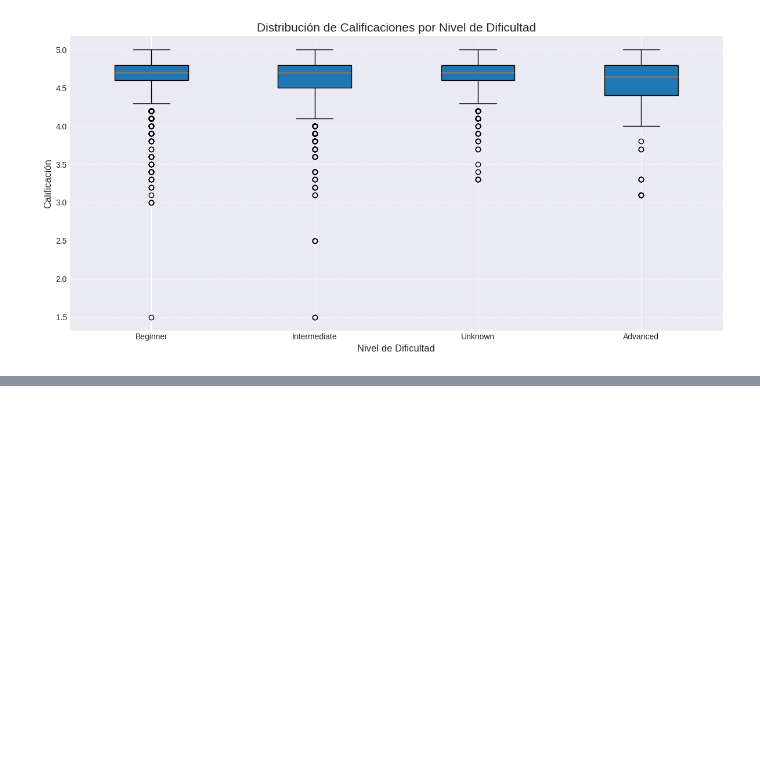
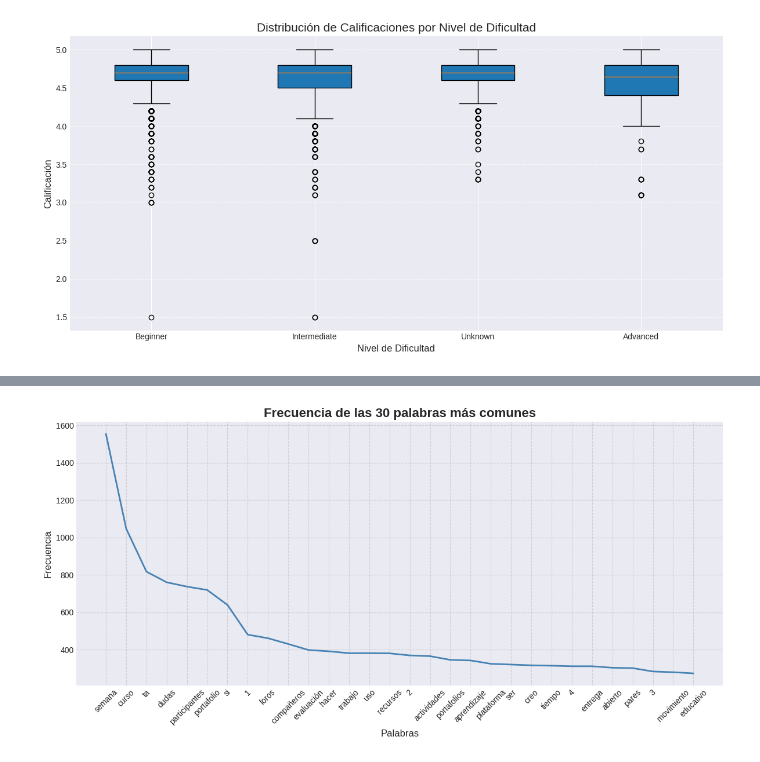
Before and after one commit to KritianWhite/SS2_1S2025_202000173, a Jupyter notebook: practica2/main.ipynb, the cells around one changed output, grey strips where cells are left out. Drawn from its saved outputs; the diff is of its cells as text; code cells hidden in the pictures; blank space fills up the shorter version.

```diff
--- a/practica2/main.ipynb
+++ b/practica2/main.ipynb
@@ -284,0 +350,16 @@ plt.show()
+# %%
+'''
+Traducimos palabras que se encuentren en ingles a español.
+Se eliminan lo que son palabras vacias y se busca la frecuencia de palabras.
+Se realizar el analisis de sentimientos y el reconocimiento de entidades que son nombradas
+'''
+
+stop_words = set(stopwords.words('spanish'))
+filtered_words = [word for word in lemmatized_words if word.isalnum() and word not in stop_words]
+
+freq_dist = FreqDist(filtered_words)
+
+sia = SentimentIntensityAnalyzer()
+sentimientos = sia.polarity_scores(texto)
+
+entidades = ne_chunk(pos_tag(word_tokenize(texto, language='spanish', preserve_line=True)))
@@ -284,0 +390,18 @@ plt.show()
+# %%
+'''
+Creación de los gráficos
+'''
+
+# Gráfico de barras para la frecuencia de palabras
+plt.figure(figsize=(12, 6))
+freq_dist.plot(30, cumulative=False, color='steelblue')
+plt.title('Frecuencia de las 30 palabras más comunes', fontsize=16, fontweight='bold')
+plt.xlabel('Palabras', fontsize=12)
+plt.ylabel('Frecuencia', fontsize=12)
+plt.xticks(rotation=45, fontsize=10)
+plt.yticks(fontsize=10)
+plt.grid(True, linestyle='--', alpha=0.6)
+plt.tight_layout()
+plt.show()
+# %% [output]
+[figure, added]
```
Also changed, not shown: parts of 8 cells of this notebook, 9 other files.
